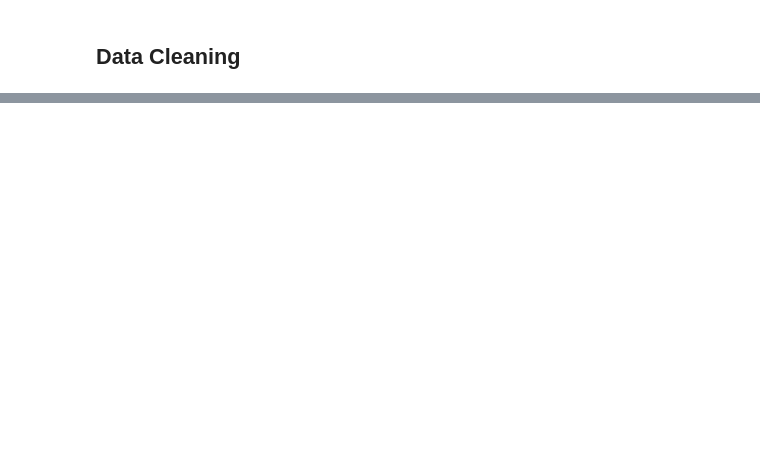
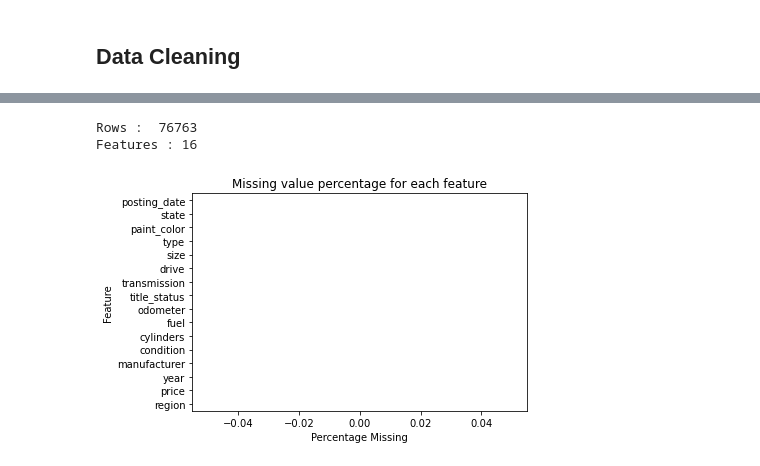
Before and after one commit to AJPutland/used-cars-ML, a Jupyter notebook: Used Car Sales EDA and Data Cleaning.ipynb, the cells around one changed output, grey strips where cells are left out. Drawn from its saved outputs; the diff is of its cells as text; code cells hidden in the pictures; blank space fills up the shorter version.

```diff
--- a/Used Car Sales EDA and Data Cleaning.ipynb
+++ b/Used Car Sales EDA and Data Cleaning.ipynb
@@ -107,0 +155,9 @@ cars_dropped = cars.drop(['Unnamed: 0', 'id', 'url', 'region_url', 'image_url',
+# %%
+#Dropping all rows with missing values
+cars_dropped = cars.dropna()
+
+displayStats(cars_dropped)
+# %% [output]
+Rows :  76763
+Features : 16
+[figure, added]
```
Also changed, not shown: parts of 8 cells of this notebook.
